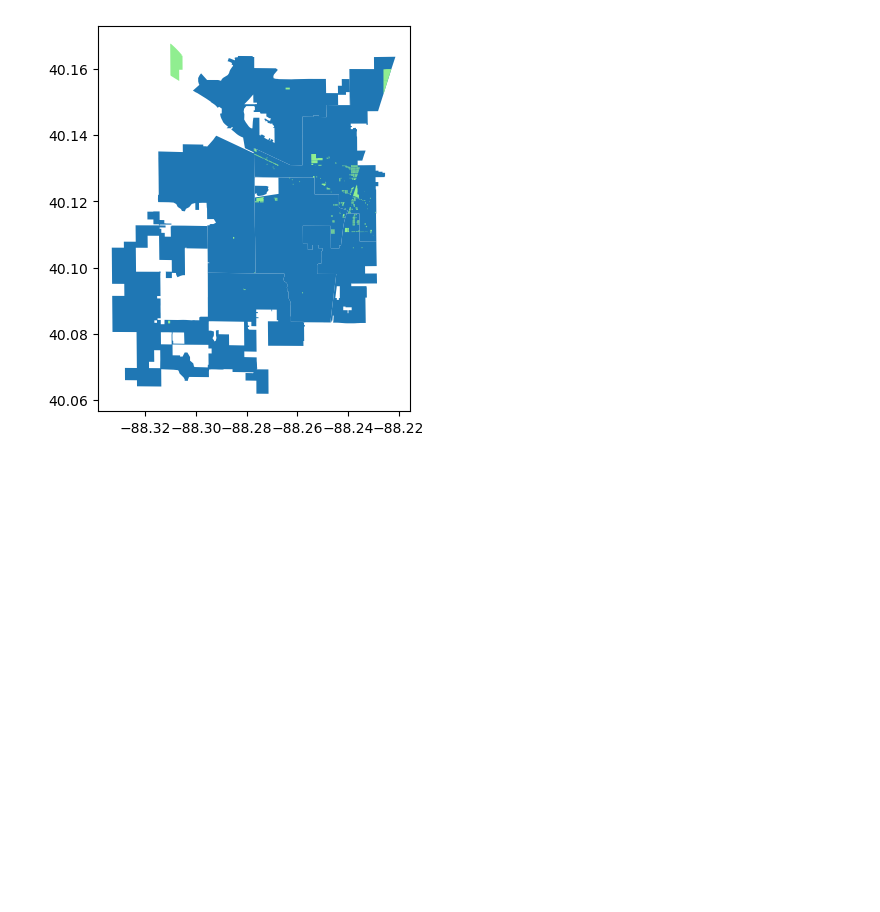
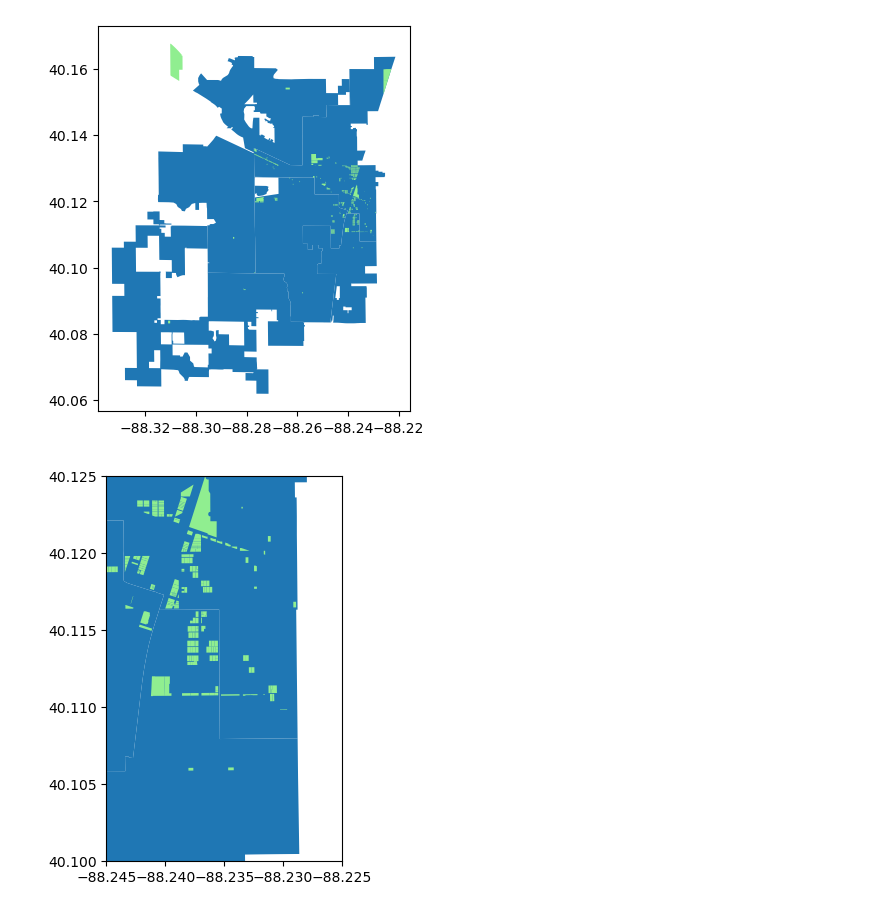
Before and after one commit to UIUC-iSchool-DataViz/is445_bcubcg_fall2022, a Jupyter notebook: week07/inClass_week07.ipynb, the cells around one changed output. Drawn from its saved outputs; the diff is of its cells as text; code cells hidden in the pictures; blank space fills up the shorter version.

```diff
--- a/week07/inClass_week07.ipynb
+++ b/week07/inClass_week07.ipynb
@@ -187,5 +187,9 @@ plt.show()
 # %%
 fig, ax = plt.subplots(figsize=(5,5))
 councils.plot(ax=ax)
 props.plot(ax=ax, color='lightgreen')
+ax.set_xlim(-88.245,-88.225)
+ax.set_ylim(40.10,40.125)
 plt.show()
+# %% [output]
+[figure, added]
```
